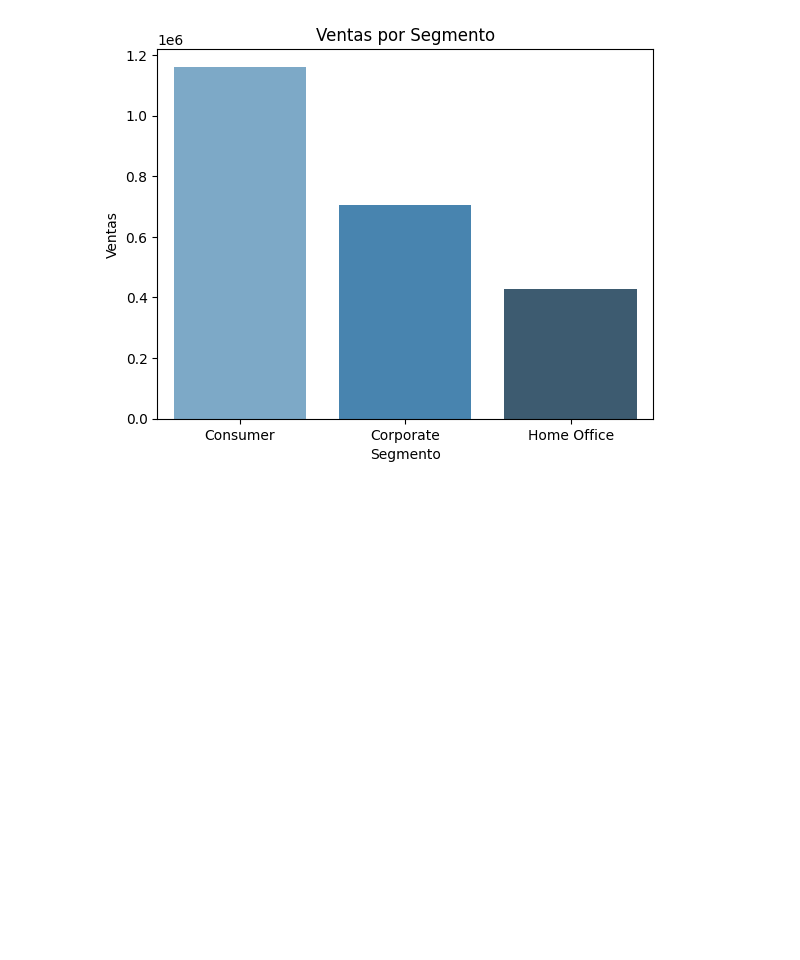
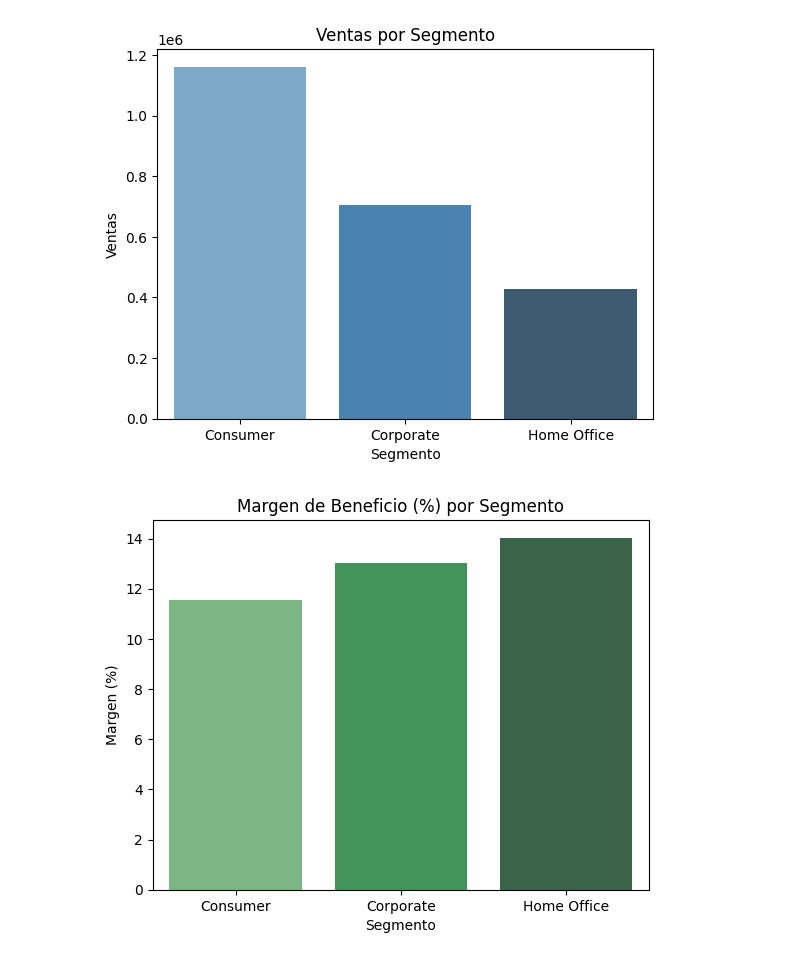
Before and after one commit to germanrcb110566/Trabajo3, a Jupyter notebook: SuperStoreDS.ipynb, the cells around one changed output. Cells and saved outputs as stored; diff of their text form; code cells hidden in the pictures; blank space fills up the shorter version.

Commit message:
Se agrega grafico de Margen de Beneficio por Sefmento

```diff
--- a/SuperStoreDS.ipynb
+++ b/SuperStoreDS.ipynb
@@ -107,3 +104,11 @@ plt.xlabel("Segmento")
 plt.show()
 # %% [output]
 [figure]
+# %%
+sns.barplot(data=segmento_agg, x="Segment", y="Profit_Margin (%)", palette="Greens_d")
+plt.title("Margen de Beneficio (%) por Segmento")
+plt.ylabel("Margen (%)")
+plt.xlabel("Segmento")
+plt.show()
+# %% [output]
+[figure, added]
```
Also changed, not shown: parts of 1 cell of this notebook.
